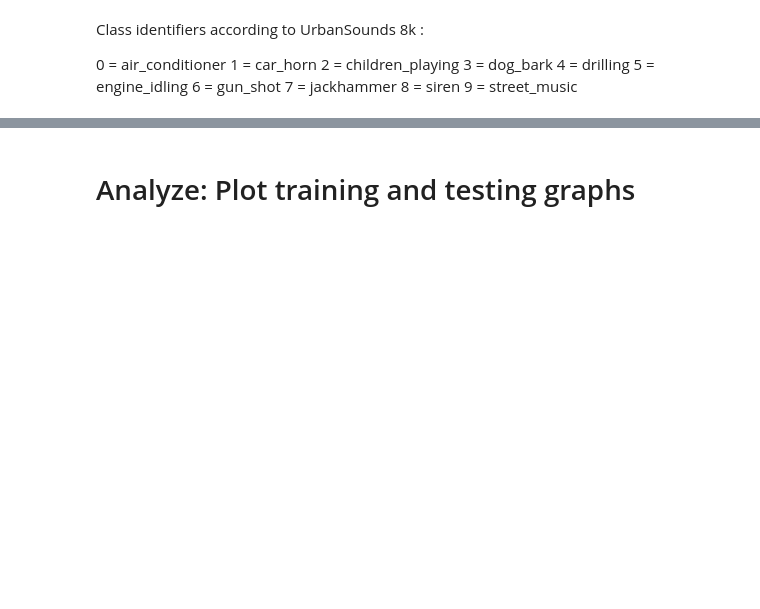
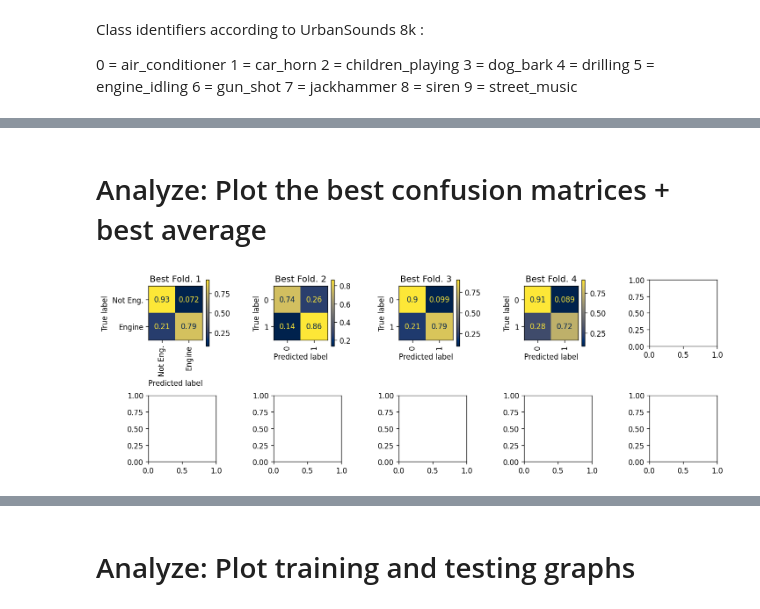
Before and after one commit to matsozza/Python_ML_CombustionEnginesRecog_MBA, a Jupyter notebook: Convolutional Neural Network.ipynb, the cells around one changed output, grey strips where cells are left out. Cells and saved outputs as stored; diff of their text form; code cells hidden in the pictures; blank space fills up the shorter version.

```diff
--- a/Convolutional Neural Network.ipynb
+++ b/Convolutional Neural Network.ipynb
@@ -479,0 +583,27 @@ fig.savefig(fname = logPath + '3_avgConfusionMatrix.jpg' );
+# %% [markdown]
+# Analyze: Plot the best confusion matrices + best average
+# %%
+# Load from pre-saved file
+bestConfusionMatrix_AM = np.load(
+    "{0}/{1}.npz".format(trainingResultsPath, confusionFile), allow_pickle=True)["bestConfusionMatrix_AM"]
+
+# Plot all confusion matrix
+fig, axes = plt.subplots(2, 5, dpi=120)
+fig.set_figheight(10*.5); fig.set_figwidth(25*.5); fig.tight_layout(pad=4.5)
+
+idxRow, idxCol = 0, 0
+for cm in bestConfusionMatrix_AM:
+    axes[idxRow][idxCol].set_title('Best Fold. ' + str(5*idxRow+idxCol+1) + '')
+    if idxCol == 0:
+        cmDisplay = ConfusionMatrixDisplay(confusion_matrix=cm, display_labels=['Not Eng.', 'Engine'])
+    else:
+        cmDisplay = ConfusionMatrixDisplay(confusion_matrix=cm)
+    cmPlt = cmDisplay.plot(ax=axes[idxRow][idxCol], cmap='cividis', xticks_rotation='vertical');
+
+    idxCol += 1
+    if idxCol == 5:
+        idxCol, idxRow = 0, 1;
+
+    fig.savefig(fname = logPath + '2b_bestConfusionMatrix.jpg' );
+# %% [output]
+[figure, added]
```
Also changed, not shown: parts of 12 cells of this notebook.
